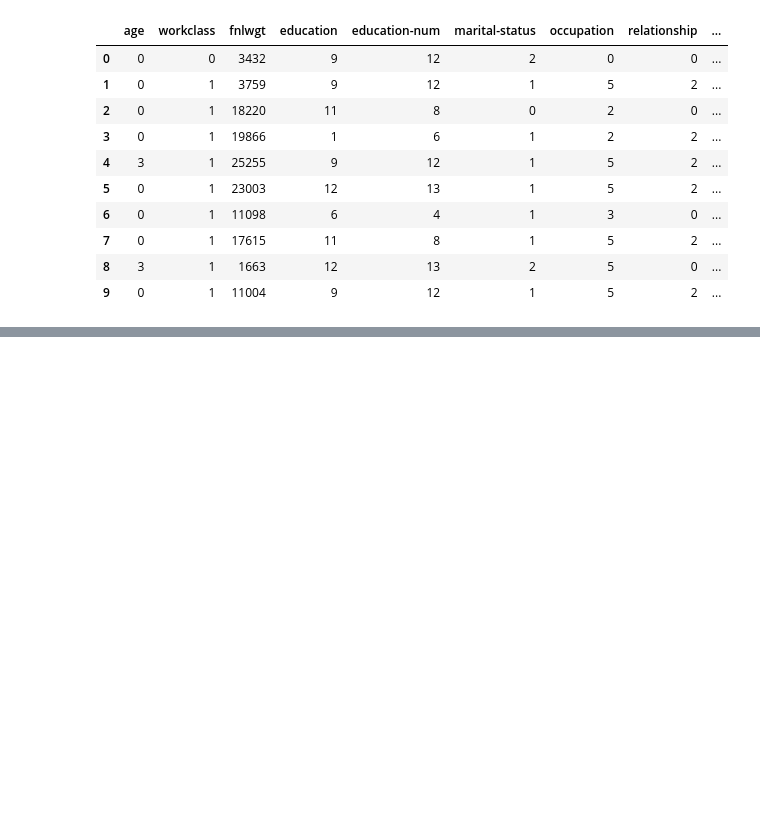
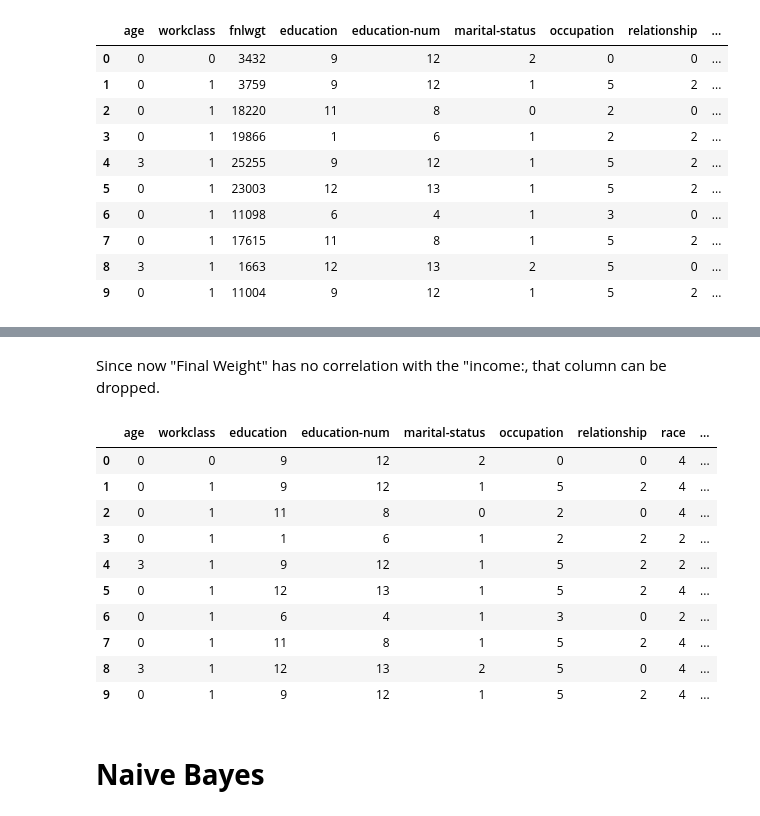
Before and after one commit to Starlight0901/Adult-Census-Income-Prediction, a Jupyter notebook: ML_CW_.ipynb, the cells around one changed output, grey strips where cells are left out. Saved outputs shown, nothing was run; the diff lists cells and outputs as text; code cells hidden in the pictures; blank space fills up the shorter version.

```diff
--- a/ML_CW_.ipynb
+++ b/ML_CW_.ipynb
@@ -1287,0 +1288,19 @@ plt.show()
+# %% [markdown]
+Since now "Final Weight" has no correlation with the "income:, that column can be dropped.
+# %%
+correlation_df.drop(columns='fnlwgt', inplace=True)
+correlation_df.head(10)
+# %% [output]
+|  | age | workclass | education | education-num | marital-status | occupation | relationship | race | ... |
+| 0 | 0 | 0 | 9 | 12 | 2 | 0 | 0 | 4 | ... |
+| 1 | 0 | 1 | 9 | 12 | 1 | 5 | 2 | 4 | ... |
+| 2 | 0 | 1 | 11 | 8 | 0 | 2 | 0 | 4 | ... |
+| 3 | 0 | 1 | 1 | 6 | 1 | 2 | 2 | 2 | ... |
+| 4 | 3 | 1 | 9 | 12 | 1 | 5 | 2 | 2 | ... |
+| 5 | 0 | 1 | 12 | 13 | 1 | 5 | 2 | 4 | ... |
+| 6 | 0 | 1 | 6 | 4 | 1 | 3 | 0 | 2 | ... |
+| 7 | 0 | 1 | 11 | 8 | 1 | 5 | 2 | 4 | ... |
+| 8 | 3 | 1 | 12 | 13 | 2 | 5 | 0 | 4 | ... |
+| 9 | 0 | 1 | 9 | 12 | 1 | 5 | 2 | 4 | ... |
+# %% [markdown]
+# **Naive Bayes**
```
Also changed, not shown: parts of 11 cells of this notebook.
